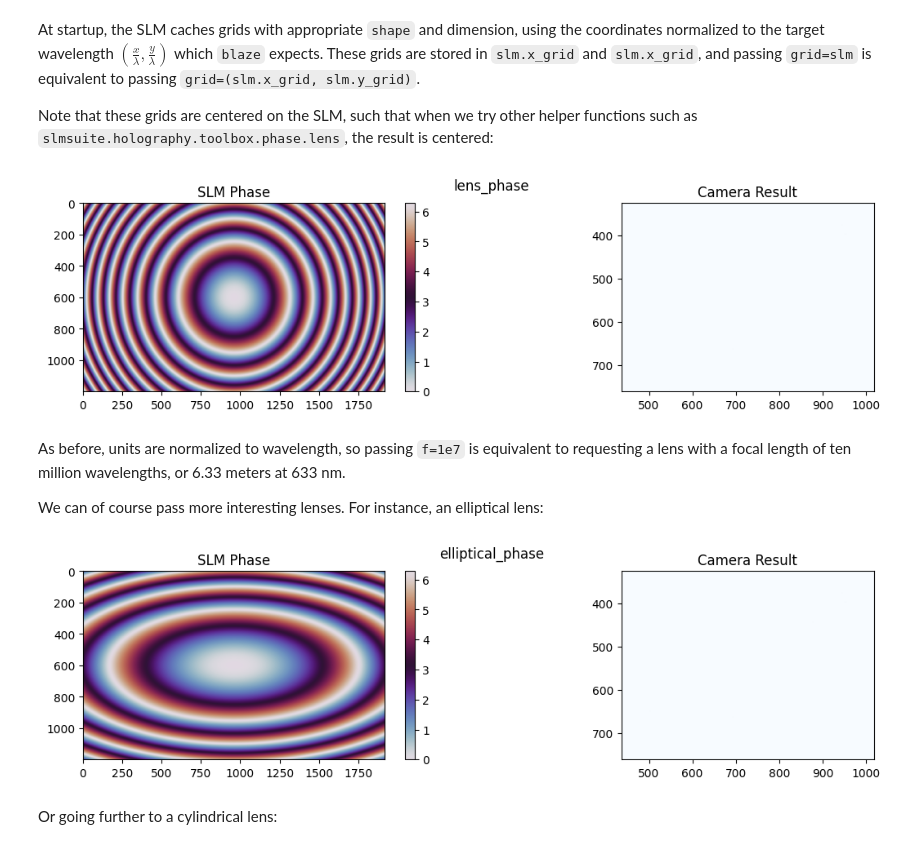
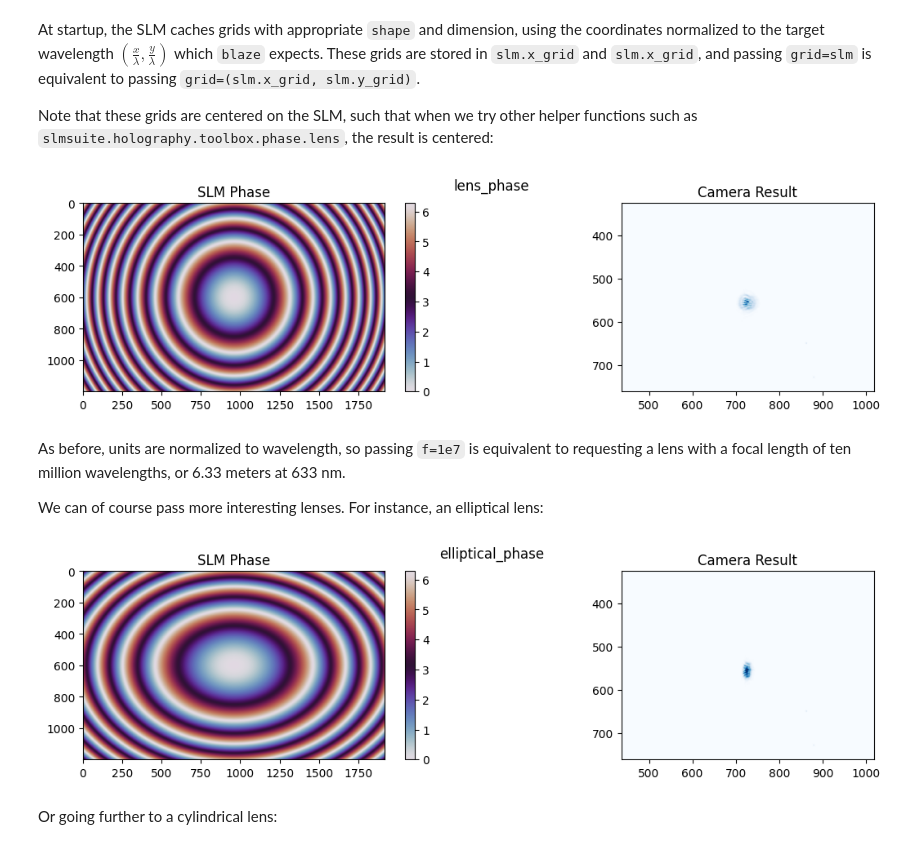
Before and after one commit to slmsuite/slmsuite-examples, a Jupyter notebook: examples/structured_light.ipynb, the cells around one changed output. Drawn from its saved outputs; the diff is of its cells as text; code cells hidden in the pictures.

```diff
--- a/examples/structured_light.ipynb
+++ b/examples/structured_light.ipynb
@@ -58,3 +60,6 @@ vimba sn 02C5V initializing... success
+# %%
+if cam is not None:
+    cam.set_exposure(.001)
 # %% [markdown]
 #### Simple Blazes & Lenses
 
@@ -139,7 +144,7 @@ lens_phase = toolbox.phase.lens(
 
 plot_phase(lens_phase, "lens_phase")
 # %% [output]
-[figure, old version]
+[figure, new version]
 # %% [markdown]
 As before, units are normalized to wavelength, so passing `f=1e7` is equivalent to requesting a lens with a focal length of ten million wavelengths, or 6.33 meters at 633 nm.
 
@@ -147,12 +152,12 @@ We can of course pass more interesting lenses. For instance, an elliptical lens:
 # %%
 elliptical_phase = toolbox.phase.lens(
     grid=slm,
-    f=(5e7, 1e7)                # Focal length in the x and y directions.
+    f=(2e7, 1e7)                # Focal length in the x and y directions.
 )
 
 plot_phase(elliptical_phase, "elliptical_phase")
 # %% [output]
-[figure, old version]
+[figure, new version]
 # %% [markdown]
 Or going further to a cylindrical lens:
 # %%
```
Also changed, not shown: parts of 12 cells of this notebook.
